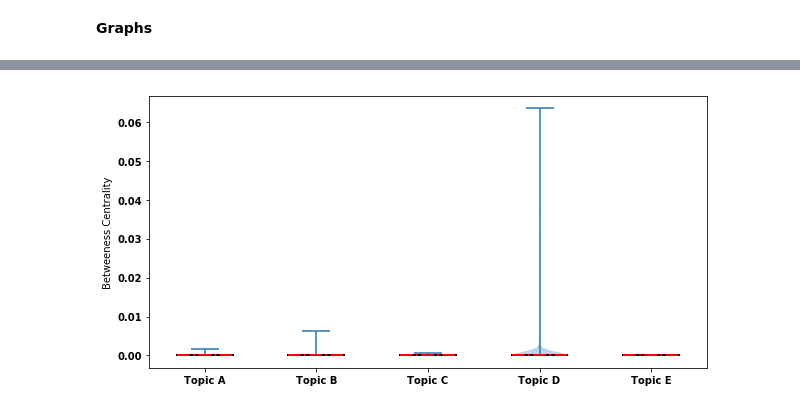
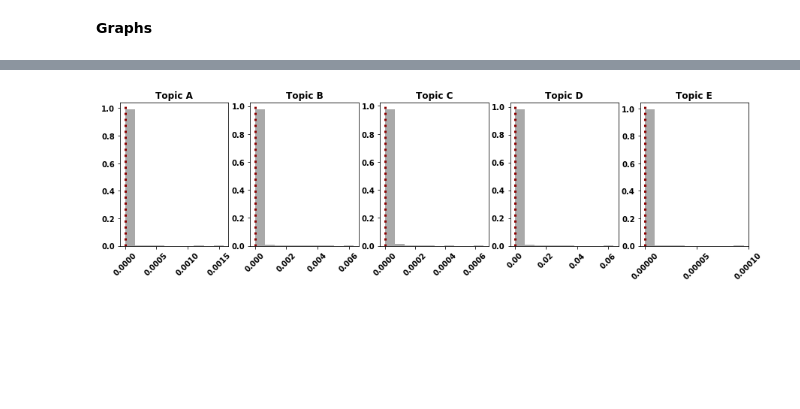
Before and after one commit to Nikoleta-v3/bibliometric-study-of-the-prisoners-dilemma, a Jupyter notebook: src/nbs/2. Collaborativeness on PD.ipynb, the cells around one changed output, grey strips where cells are left out. Drawn from its saved outputs; the diff is of its cells as text; code cells hidden in the pictures; blank space fills up the shorter version.

```diff
--- a/src/nbs/2. Collaborativeness on PD.ipynb
+++ b/src/nbs/2. Collaborativeness on PD.ipynb
@@ -132,9 +132,9 @@ metrics
 # %%
 degree_dstrs = collaborative_metrics_of_graph(graph)[1]
 # %%
-for key in metrics:
-    filename = key.replace(" ", "_").replace("#", "num").replace("%", "perce") + ".txt"
-    write_to_file(filename, metrics[key])
+# for key in metrics:
+#     filename = key.replace(" ", "_").replace("#", "num").replace("%", "perce") + ".txt"
+#     write_to_file(filename, metrics[key])
 # %% [markdown]
 **Analysing clusters**
 # %%
@@ -586,31 +548,51 @@ write_to_file(
 # %%
 distributions_betweeness = [[point[1] for point in coeff] for coeff in betweeness]
+# %%
+fig, axes = plt.subplots(ncols=5, figsize=(15, 3.5))
+
+for i, measure in enumerate(distributions_betweeness):
+
+    weights = np.ones_like(measure) / float(len(measure))
+
+    axes[i].hist(measure, weights=weights, color=colors[0])
+    median = np.median(measure)
+    axes[i].axvline(median,
+                    color="darkred",
+                    linestyle=":",
+                    linewidth=3,
+                    label=f"median={round(median, 2)}")
+    axes[i].set_title(topics[i], fontweight='bold')
+
+    for tick in axes[i].get_xticklabels():
+        tick.set_rotation(45)
+
+plt.savefig("../../assets/images/topics_betweeness_distributions.pdf", bbox_inches="tight")
+# %% [output]
+[figure, added]
 # %%
-fig, axes = plt.subplots(figsize=(10, 5))
-plt.violinplot(distributions_betweeness)
-boxes = plt.boxplot(distributions_betweeness, showfliers=False)
+# fig, axes = plt.subplots(figsize=(10, 5))
+# plt.violinplot(distributions_betweeness)
+# boxes = plt.boxplot(distributions_betweeness, showfliers=False)
 
-for bp in boxes['medians']:
-    bp.set_color('red')
-    bp.set_linewidth(2)
-    bp.set_linestyle('-.')
-for bp in boxes['caps']:
-    bp.set_color('black')
-    bp.set_linewidth(2)
-for bp in boxes['whiskers']:
-    bp.set_color('black')
-    bp.set_linewidth(2)
-for bp in boxes['boxes']:
-    bp.set_color('black')
-    bp.set_linewidth(2)
+# for bp in boxes['medians']:
+#     bp.set_color('red')
+#     bp.set_linewidth(2)
+#     bp.set_linestyle('-.')
+# for bp in boxes['caps']:
+#     bp.set_color('black')
+#     bp.set_linewidth(2)
+# for bp in boxes['whiskers']:
+#     bp.set_color('black')
+#     bp.set_linewidth(2)
+# for bp in boxes['boxes']:
+#     bp.set_color('black')
+#     bp.set_linewidth(2)
 
-# axes.set_ylim([0, 0.02]);
-axes.set_ylabel('Betweeness Centrality')
-axes.set_xticks(range(1, 6))
-axes.set_xticklabels(topics);
+# # axes.set_ylim([0, 0.02]);
+# axes.set_ylabel('Betweeness Centrality')
+# axes.set_xticks(range(1, 6))
+# axes.set_xticklabels(topics);
 
-plt.savefig("../../assets/images/topics_betweeness_distributions.pdf", bbox_inches="tight")
+# plt.savefig("../../assets/images/topics_betweeness_distributions.pdf", bbox_inches="tight")
-# %% [output]
-[figure, removed]
 # %%
 distributions_close = [[point[1] for point in coeff] for coeff in closeness]
```
Also changed, not shown: parts of 18 cells of this notebook, 14 other files.
